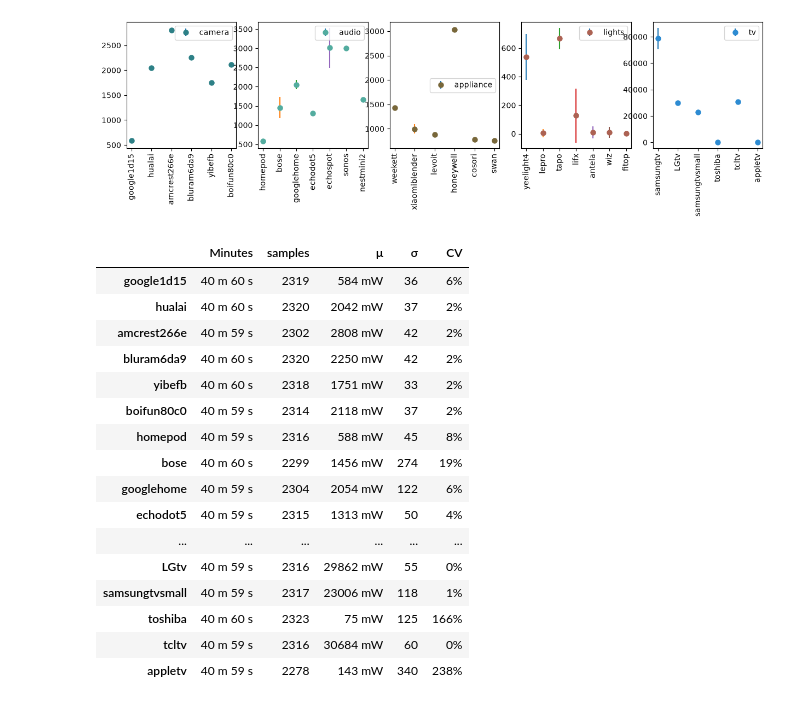
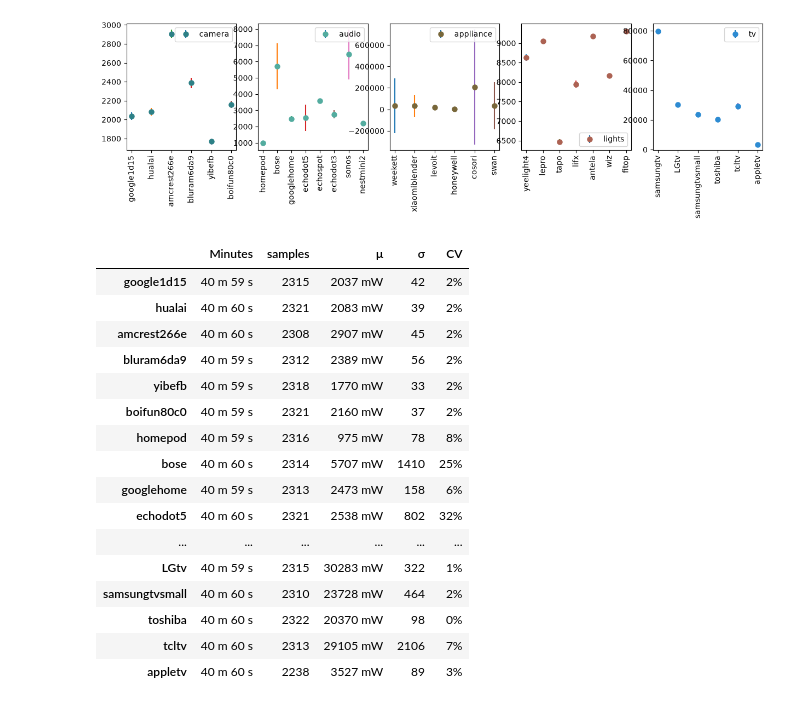
Before and after one commit to JackRobbers/thesis, a Jupyter notebook: powerids analysis.ipynb, the cells around one changed output. Drawn from its saved outputs; the diff is of its cells as text; code cells hidden in the pictures.

```diff
--- a/powerids analysis.ipynb
+++ b/powerids analysis.ipynb
@@ -107,5 +80,6 @@ def profile(df, s, o):
 # %%
 #| label: plot1
+devices_flat = [x for xs in devices.values() for x in xs]
 times = []
 means = []
 stds = []
@@ -113,7 +87,9 @@ samples = []
 fig,ax = plt.subplots(1,5)
 
 categories_labels = []
-for i, (device, df) in enumerate(get_data("idle").items()):
+for i, (device, df) in enumerate(get_data().items()):
+
+
     category = devices_to_cat[device]
     if category in categories_labels:
         category_label = f'_{category}'
@@ -129,49 +105,49 @@ for i, (device, df) in enumerate(get_data("idle").items()):
     stds.append(std)
     samples.append(len(df))
 
     ax[categories.index(category)].errorbar(device, mean, std, linestyle='none', markersize=15, markerfacecolor=colour, markeredgecolor='none', marker=".", label=category_label)
 
 
 width = 15
 ratio = 0.2
 fig.set_figwidth(width)
 fig.set_figheight(width * ratio)
 
 
 means = np.array(means)
 stds = np.array(stds)
 for i in range(5):
     ax[i].tick_params('x', rotation=90)
     ax[i].legend()
 plt.show()
 
 def my_style(styler):
     styler.format(lambda v: f'{v.total_seconds() / 60:.0f} m {v.total_seconds() % 60:.0f} s', 'minutes')
     styler.format(lambda v: f'{v:.0f} mW', subset='means')
     styler.format(lambda v: f'{v:.0f}', subset='std')
     styler.format(lambda v: f'{v * 100:.0f}%', subset='cv')
     styler.relabel_index(["Minutes", "samples", "μ", "σ", "CV"], axis="columns")
     return styler
 
 results = pd.DataFrame(index=devices_flat, data={ "minutes": times, 'samples': samples, 'means': means, 'std': stds, 'cv': stds/means})
 results.style.pipe(my_style)
 # %% [output]
-[figure, old version]
+[figure, new version]
 |  | Minutes | samples | μ | σ | CV |
-| google1d15 | 40 m 60 s | 2319 | 584 mW | 36 | 6% |
-| hualai | 40 m 60 s | 2320 | 2042 mW | 37 | 2% |
-| amcrest266e | 40 m 59 s | 2302 | 2808 mW | 42 | 2% |
-| bluram6da9 | 40 m 60 s | 2320 | 2250 mW | 42 | 2% |
-| yibefb | 40 m 60 s | 2318 | 1751 mW | 33 | 2% |
-| boifun80c0 | 40 m 59 s | 2314 | 2118 mW | 37 | 2% |
-| homepod | 40 m 59 s | 2316 | 588 mW | 45 | 8% |
-| bose | 40 m 60 s | 2299 | 1456 mW | 274 | 19% |
-| googlehome | 40 m 59 s | 2304 | 2054 mW | 122 | 6% |
-| echodot5 | 40 m 59 s | 2315 | 1313 mW | 50 | 4% |
+| google1d15 | 40 m 59 s | 2315 | 2037 mW | 42 | 2% |
+| hualai | 40 m 60 s | 2321 | 2083 mW | 39 | 2% |
+| amcrest266e | 40 m 60 s | 2308 | 2907 mW | 45 | 2% |
+| bluram6da9 | 40 m 59 s | 2312 | 2389 mW | 56 | 2% |
+| yibefb | 40 m 59 s | 2318 | 1770 mW | 33 | 2% |
+| boifun80c0 | 40 m 59 s | 2321 | 2160 mW | 37 | 2% |
+| homepod | 40 m 59 s | 2316 | 975 mW | 78 | 8% |
+| bose | 40 m 60 s | 2314 | 5707 mW | 1410 | 25% |
+| googlehome | 40 m 59 s | 2313 | 2473 mW | 158 | 6% |
+| echodot5 | 40 m 60 s | 2321 | 2538 mW | 802 | 32% |
 | ... | ... | ... | ... | ... | ... |
-| LGtv | 40 m 59 s | 2316 | 29862 mW | 55 | 0% |
-| samsungtvsmall | 40 m 59 s | 2317 | 23006 mW | 118 | 1% |
-| toshiba | 40 m 60 s | 2323 | 75 mW | 125 | 166% |
-| tcltv | 40 m 59 s | 2316 | 30684 mW | 60 | 0% |
-| appletv | 40 m 59 s | 2278 | 143 mW | 340 | 238% |
+| LGtv | 40 m 59 s | 2315 | 30283 mW | 322 | 1% |
+| samsungtvsmall | 40 m 60 s | 2310 | 23728 mW | 464 | 2% |
+| toshiba | 40 m 60 s | 2322 | 20370 mW | 98 | 0% |
+| tcltv | 40 m 60 s | 2313 | 29105 mW | 2106 | 7% |
+| appletv | 40 m 60 s | 2238 | 3527 mW | 89 | 3% |
 # %%
```
Also changed, not shown: parts of 7 cells of this notebook, 3 other files.
